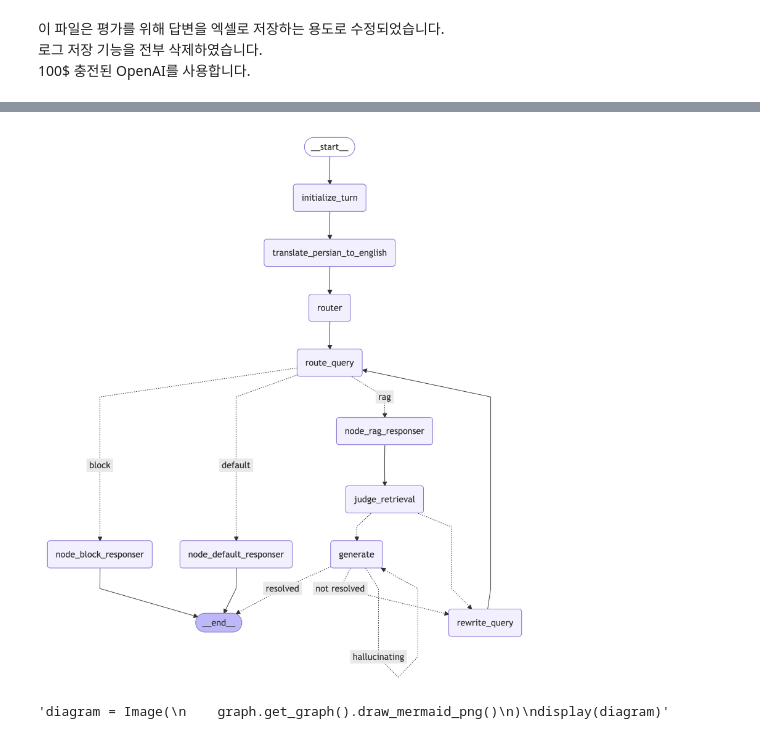
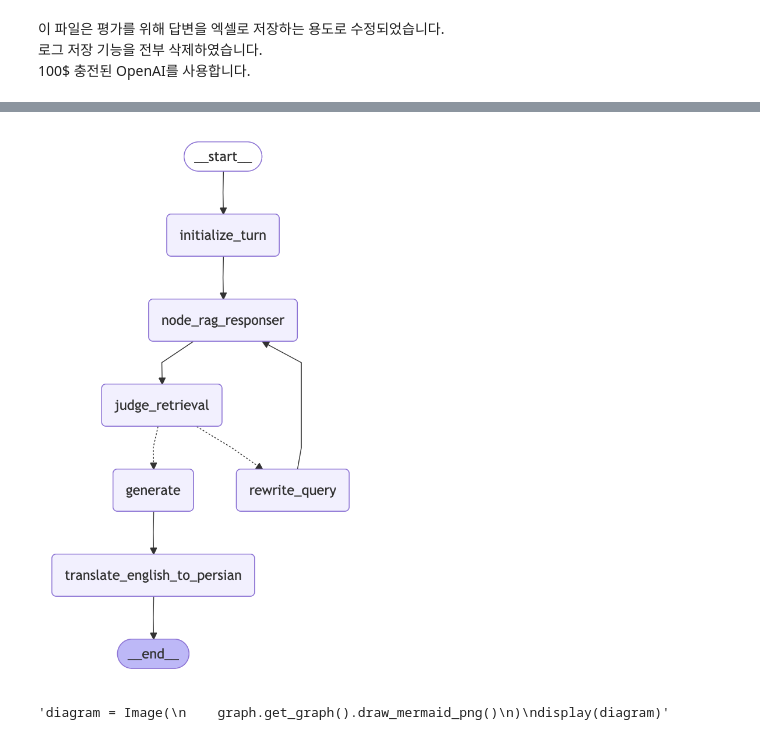
Before and after one commit to Miniohn/DataScience_Capstone, a Jupyter notebook: evaluation/chatbot_for_evaluation.ipynb, the cells around one changed output, grey strips where cells are left out. Drawn from its saved outputs; the diff is of its cells as text; code cells hidden in the pictures.

```diff
--- a/evaluation/chatbot_for_evaluation.ipynb
+++ b/evaluation/chatbot_for_evaluation.ipynb
@@ -241,9 +254,14 @@ def initialize_turn(state: State) -> State:
 
     state["documents"] = []
     state["generation"] = ""
-    state["initial_translated"] = ""
+    state["initial_translated"] = state["input_msg"]
+
+    state["ans_pastor"] = ""
+    state["ans_evangelist"] = ""
+    state["ans_counselor"] = ""
+
     state["final_translated"] = ""
-    state["route"] = ""
+    state["route"] = "rag"
     state["source"] = ""
 
     print("   State cleared. Documents list is now empty.")
@@ -642,6 +784,7 @@ def generate_or_rewrite_query(state: State) -> Literal["generate", "rewrite_quer
 from langgraph.prebuilt import ToolNode, tools_condition
 from langgraph.checkpoint.memory import MemorySaver
 from langchain_core.runnables.graph_mermaid import MermaidDrawMethod
+from langgraph.graph import StateGraph, START, END
 import nest_asyncio
 
 nest_asyncio.apply()
@@ -651,69 +794,49 @@ memory = MemorySaver()
 graph = (
     StateGraph(State)
     .add_node("initialize_turn", initialize_turn)
-    .add_node("translate_persian_to_english", translate_persian_to_english)
-    .add_node("router", router)
-    .add_node("route_query", route_query)
+    #.add_node("translate_persian_to_english", translate_persian_to_english)
+    #.add_node("router", router)
+    #.add_node("route_query", route_query)
     .add_node("node_rag_responser", node_rag_responser)
-    .add_node("node_default_responser", node_default_responser)
-    .add_node("node_block_responser", node_block_responser)
+    #.add_node("node_default_responser", node_default_responser)
+    #.add_node("node_block_responser", node_block_responser)
     .add_node("generate", generate)
     .add_node("judge_retrieval", judge_retrieval)
     .add_node("rewrite_query", rewrite_query)
-    #.add_node("translate_english_to_persian", translate_english_to_persian)
-    .add_edge(START, "initialize_turn")
-    .add_edge("initialize_turn", "translate_persian_to_english")
-    .add_edge("translate_persian_to_english", "router")
-    .add_edge("router", "route_query")
-    .add_conditional_edges(
-        "route_query",
-        lambda state: state["route"],
-        {
-            "rag": "node_rag_responser",
-            "default": "node_default_responser",
-            "block": "node_block_responser",
-        }
-    )
-    #.add_edge("node_default_responser", "translate_english_to_persian")
-    .add_edge("node_default_responser", END)
+    .add_node("translate_english_to_persian", translate_english_to_persian)
+
+    .add_edge(START, "initialize_turn") #<- rag로 바로 보내기 어짜피 복음 관련 질문이니까 (비용절감)
+    .add_edge("initialize_turn", "node_rag_responser")
     .add_edge("node_rag_responser", "judge_retrieval")
+
     .add_conditional_edges(
         "judge_retrieval",
         generate_or_rewrite_query,
         {
             "generate": "generate",
             "rewrite_query": "rewrite_query"
         }
     )
-    .add_edge("rewrite_query", "route_query")
-    .add_conditional_edges(
-        "generate",
-        judge_factfullness,
-        {
-            "hallucinating": "generate",
-            #"resolved": "translate_english_to_persian",
-            "resolved": END,
-            "not resolved": "rewrite_query"
-        }
-    )
-    #.add_edge("translate_english_to_persian", END)
-    .add_edge("node_block_responser", END)
+    .add_edge("rewrite_query", "node_rag_responser")
+    .add_edge("generate", "translate_english_to_persian")
+    .add_edge("translate_english_to_persian", END)
+
     .compile(checkpointer=memory)
 )
 
 
 #그래프 시각화
 from IPython.display import display, Image
 
 diagram = Image(graph.get_graph().draw_mermaid_png(draw_method=MermaidDrawMethod.PYPPETEER))
 display(diagram)
 
 """diagram = Image(
     graph.get_graph().draw_mermaid_png()
 )
 display(diagram)"""
 # %% [output]
-[figure, old version]
+[figure, new version]
 'diagram = Image(\n    graph.get_graph().draw_mermaid_png()\n)\ndisplay(diagram)'
 # %%
 def run(input_msg: str, session_id: str):
```
Also changed, not shown: parts of 14 cells of this notebook.
